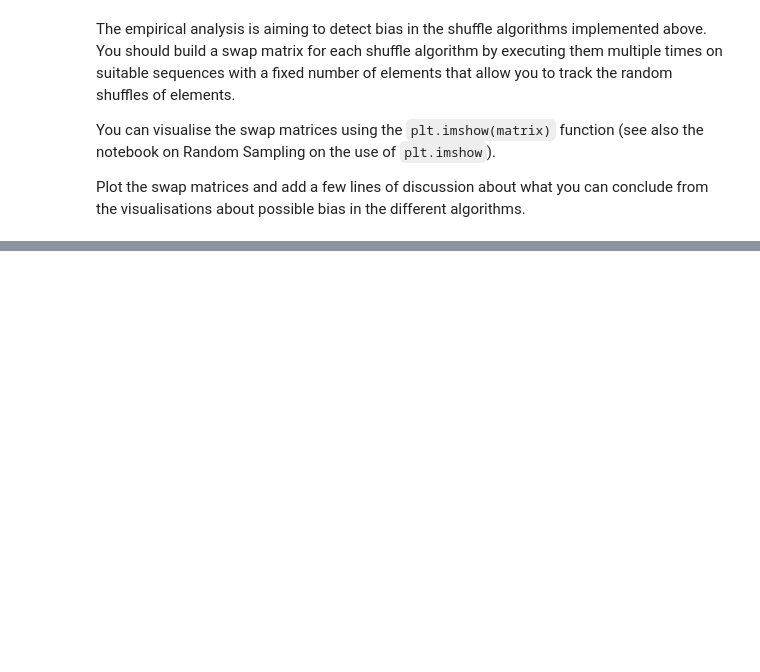
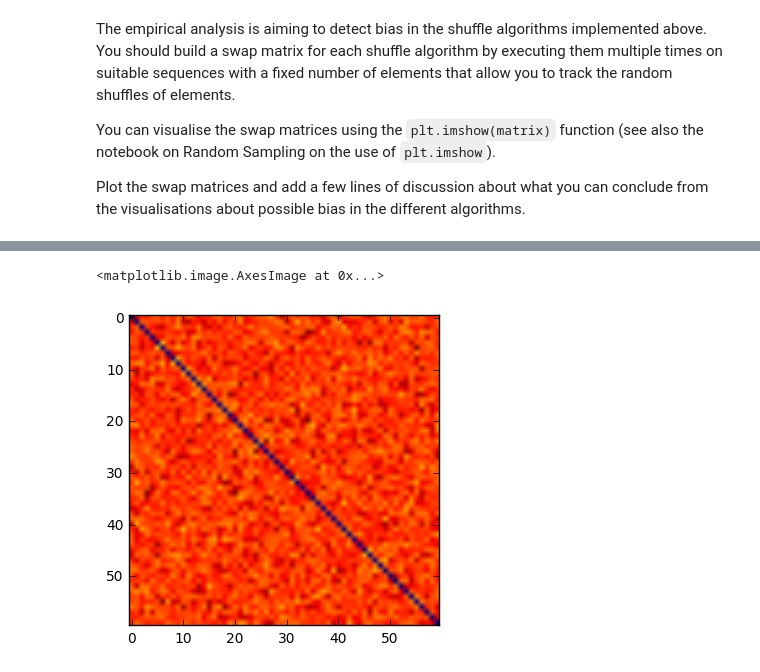
Before and after one commit to 94929/software-engineering-algorithms, a Jupyter notebook: src/B/2_shuffling.ipynb, the cells around one changed output, grey strips where cells are left out. Cells and saved outputs as stored; diff of their text form; code cells hidden in the pictures; blank space fills up the shorter version.

```diff
--- a/src/B/2_shuffling.ipynb
+++ b/src/B/2_shuffling.ipynb
@@ -88,0 +116,14 @@ Plot the swap matrices and add a few lines of discussion about what you can conc
+# %%
+### fisher_yates_shuffle(a)
+
+fisher_swap_matrix = [[0 for x in range(len(a))] for x in range(len(a))]
+
+for i in range(10000):
+    temp = list(range(len(a)))
+    fisher_yates_shuffle(temp)
+    fisher_swap_matrix = diff(a, temp, fisher_swap_matrix)
+
+plt.imshow(fisher_swap_matrix)
+# %% [output]
+<matplotlib.image.AxesImage at 0x...>
+[figure, added]
```
Also changed, not shown: parts of 10 cells of this notebook.
